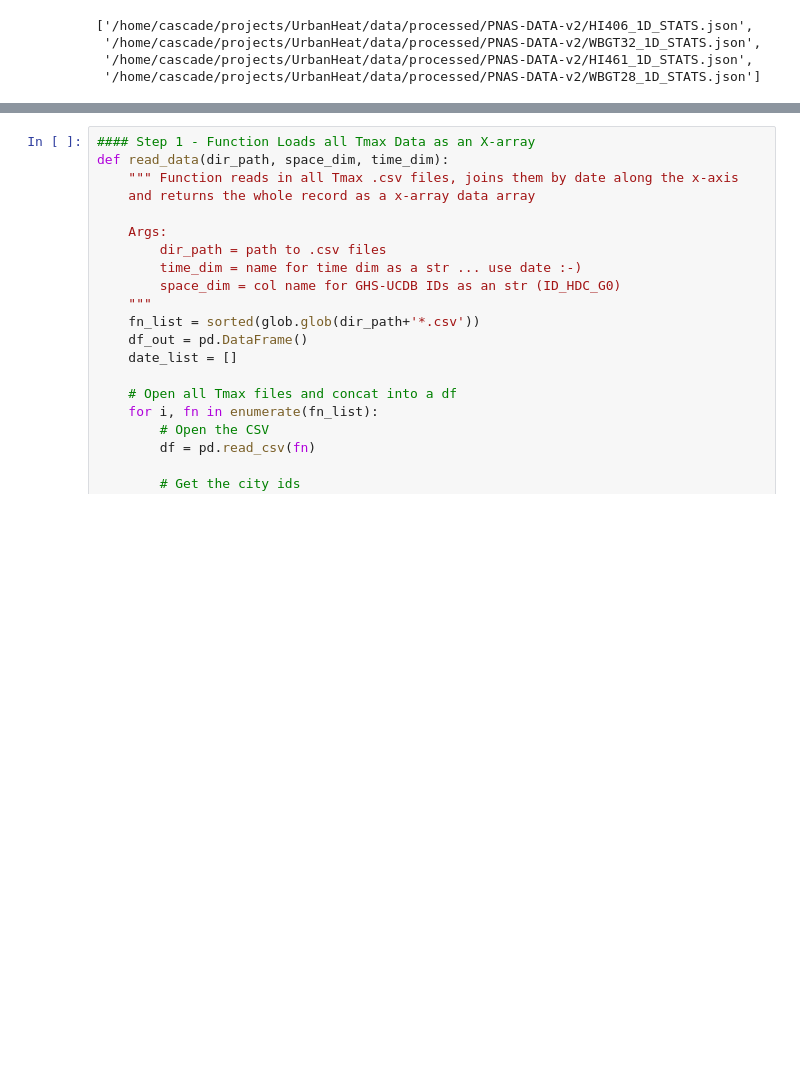
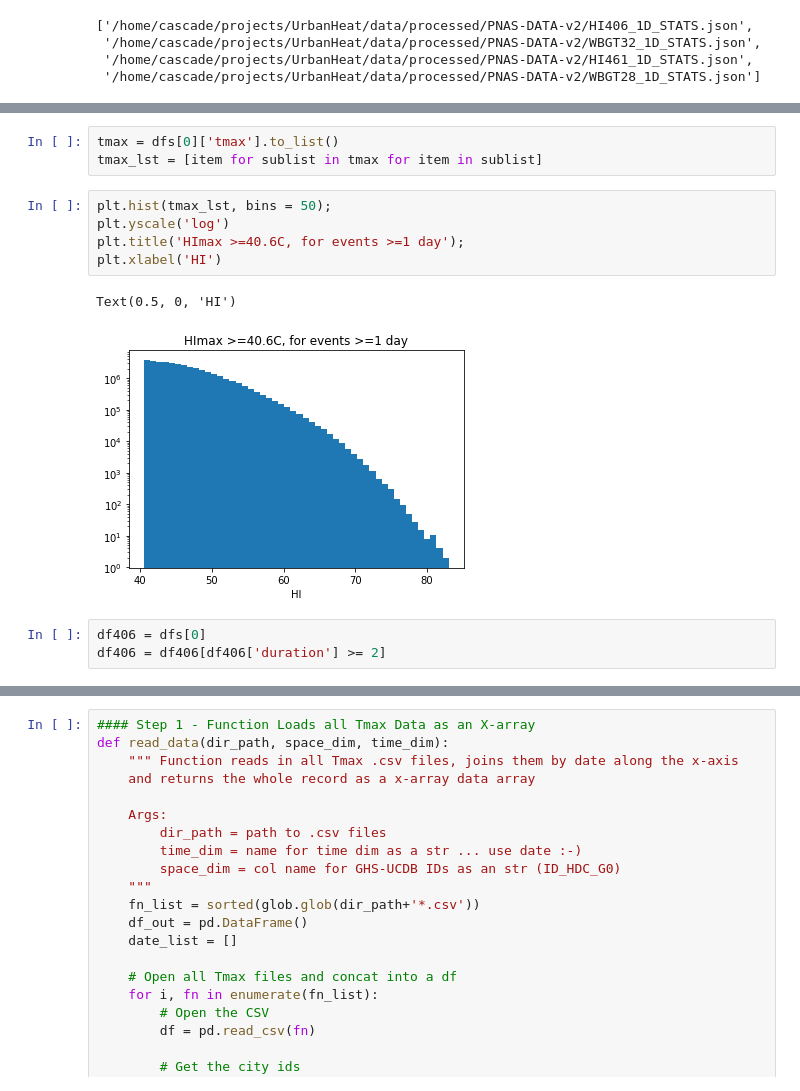
Before and after one commit to ecohydro/GlobalUrbanHeat, a Jupyter notebook: src/cpt_Stats_parallel.ipynb, the cells around one changed output, grey strips where cells are left out. Cells and saved outputs as stored; diff of their text form; blank space fills up the shorter version.

```diff
--- a/src/cpt_Stats_parallel.ipynb
+++ b/src/cpt_Stats_parallel.ipynb
@@ -39,0 +63,14 @@ for df in dfs: print(len(df))
+# %%
+tmax = dfs[0]['tmax'].to_list()
+tmax_lst = [item for sublist in tmax for item in sublist]
+# %%
+plt.hist(tmax_lst, bins = 50);
+plt.yscale('log')
+plt.title('HImax >=40.6C, for events >=1 day');
+plt.xlabel('HI')
+# %% [output]
+Text(0.5, 0, 'HI')
+[figure, added]
+# %%
+df406 = dfs[0]
+df406 = df406[df406['duration'] >= 2]
```
Also changed, not shown: parts of 6 cells of this notebook, 1 other file.
